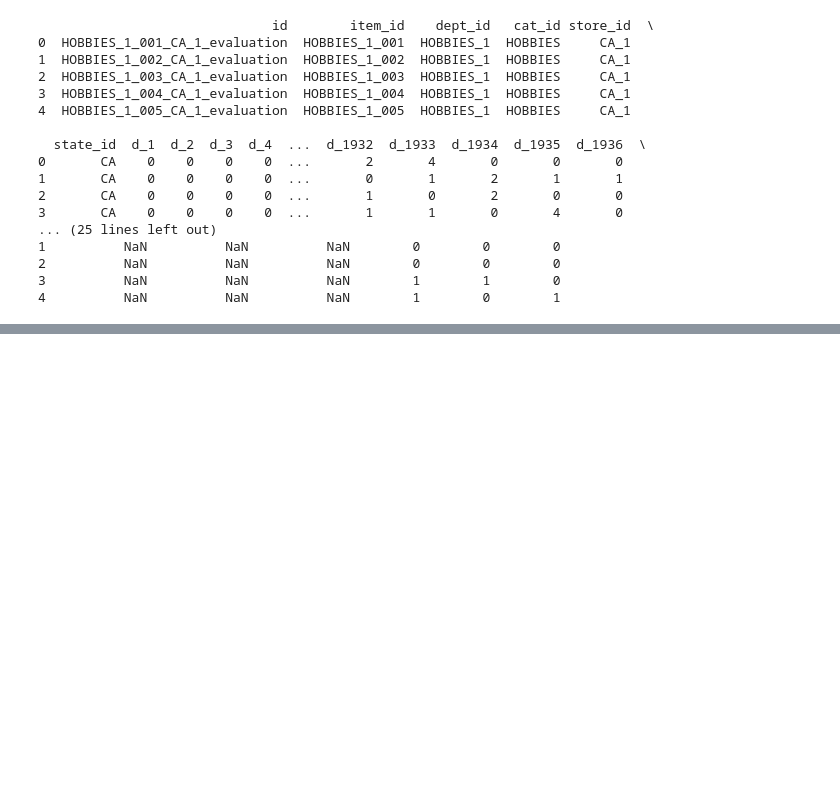
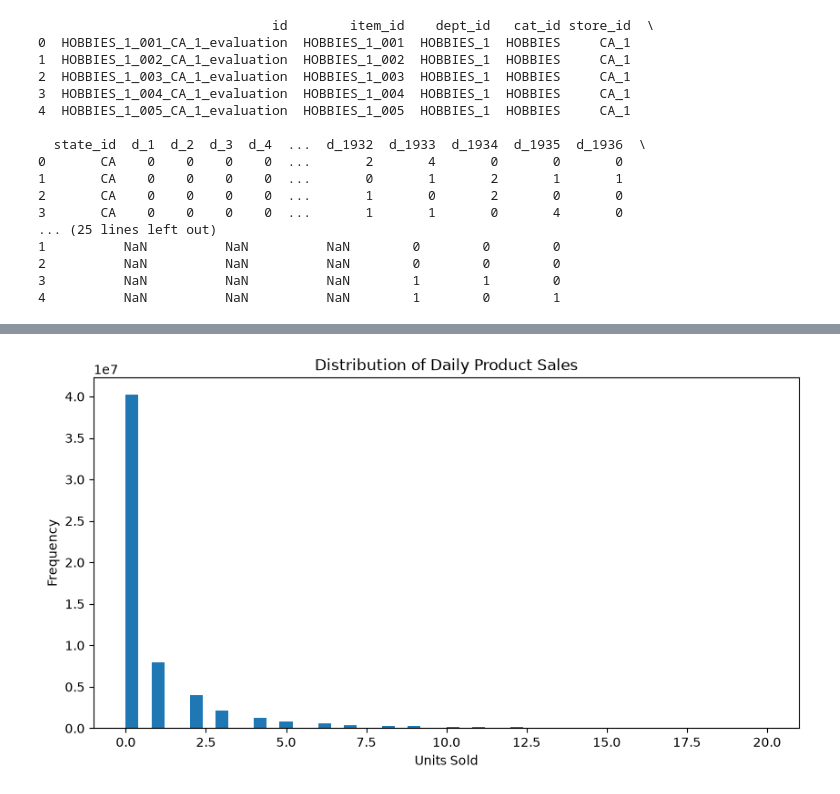
Before and after one commit to lasithalankajeewa/ML-StockPredict, a Jupyter notebook: notebooks/01_eda.ipynb, the cells around one changed output, grey strips where cells are left out. Saved outputs shown, nothing was run; the diff lists cells and outputs as text; code cells hidden in the pictures; blank space fills up the shorter version.

```diff
--- a/notebooks/01_eda.ipynb
+++ b/notebooks/01_eda.ipynb
@@ -117,0 +185,9 @@ print(calendar_data.head(5))
+# %%
+day_cols = [
+    col for col in sales_data.columns
+    if col.startswith("d_")
+]
+
+print("Number of sales days:", len(day_cols))
+print("First:", day_cols[:5])
+print("Last:", day_cols[-5:])
@@ -117,0 +217,13 @@ print(calendar_data.head(5))
+# %%
+sales_values = sales_data[day_cols].to_numpy()
+
+print("Mean:", sales_values.mean())
+print("Median:", np.median(sales_values))
+print("Std:", sales_values.std())
+print("Min:", sales_values.min())
+print("Max:", sales_values.max())
+
+print("75th percentile:", np.percentile(sales_values, 75))
+print("90th percentile:", np.percentile(sales_values, 90))
+print("95th percentile:", np.percentile(sales_values, 95))
+print("99th percentile:", np.percentile(sales_values, 99))
@@ -117,0 +240,16 @@ print(calendar_data.head(5))
+# %%
+plt.figure(figsize=(10, 5))
+
+plt.hist(
+    sales_values.flatten(),
+    bins=50,
+    range=(0, 20)
+)
+
+plt.title("Distribution of Daily Product Sales")
+plt.xlabel("Units Sold")
+plt.ylabel("Frequency")
+
+plt.show()
+# %% [output]
+[figure, added]
```
Also changed, not shown: parts of 45 cells of this notebook.
